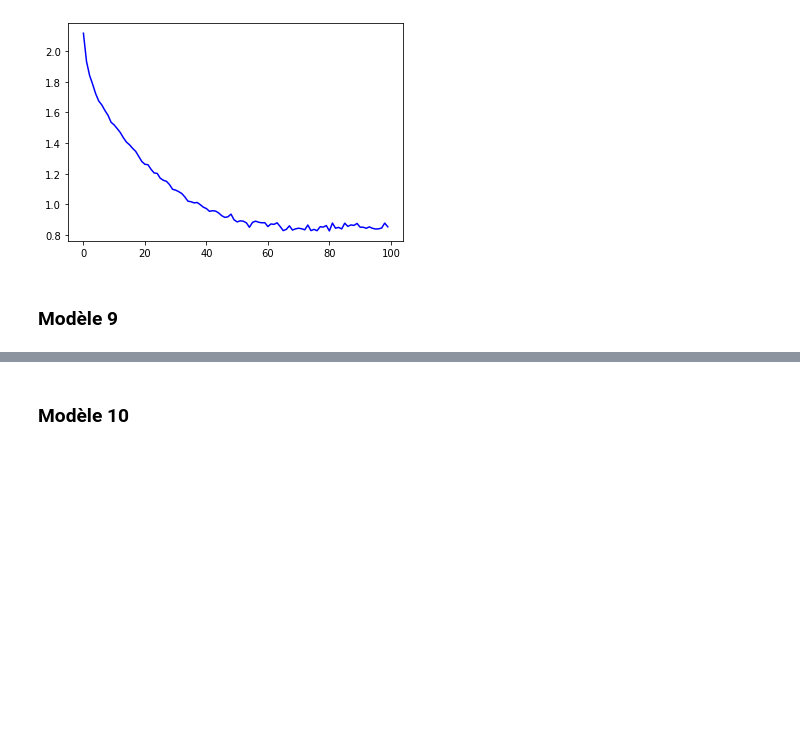
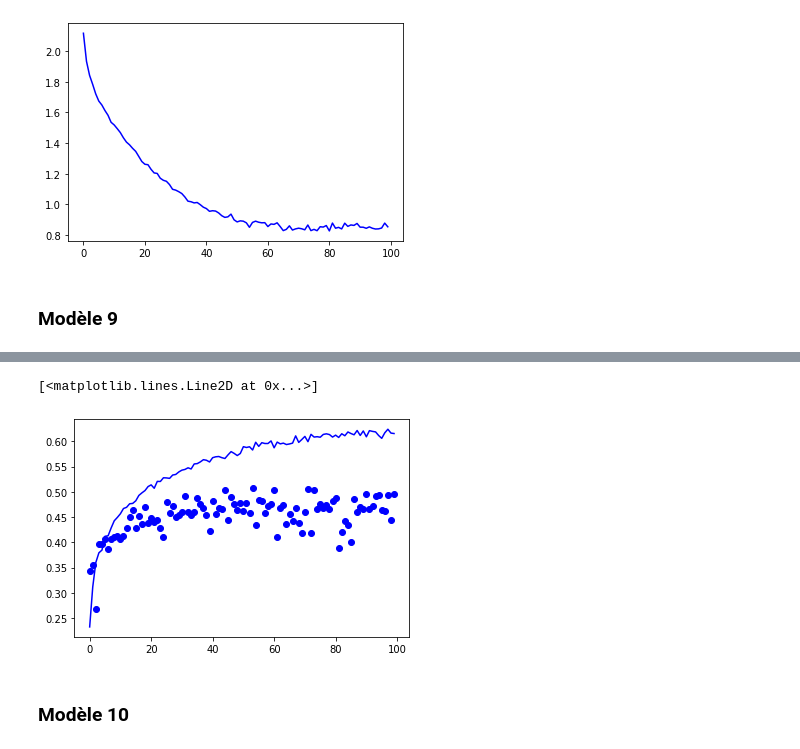
Before and after one commit to Cycyplay/M2_DeepLearning_Classification, a Jupyter notebook: DeepLearning_Projet_Classification_Version_de_Base.ipynb, the cells around one changed output, grey strips where cells are left out. Drawn from its saved outputs; the diff is of its cells as text; code cells hidden in the pictures; blank space fills up the shorter version.

```diff
--- a/DeepLearning_Projet_Classification_Version_de_Base.ipynb
+++ b/DeepLearning_Projet_Classification_Version_de_Base.ipynb
@@ -502,0 +520,6 @@ plt.plot(history_9.history["loss"], "b")
+# %%
+plt.plot(history_9.history["accuracy"], "b")
+plt.plot(history_9.history["val_accuracy"], "bo")
+# %% [output]
+[<matplotlib.lines.Line2D at 0x...>]
+[figure, added]
```
Also changed, not shown: parts of 9 cells of this notebook.
